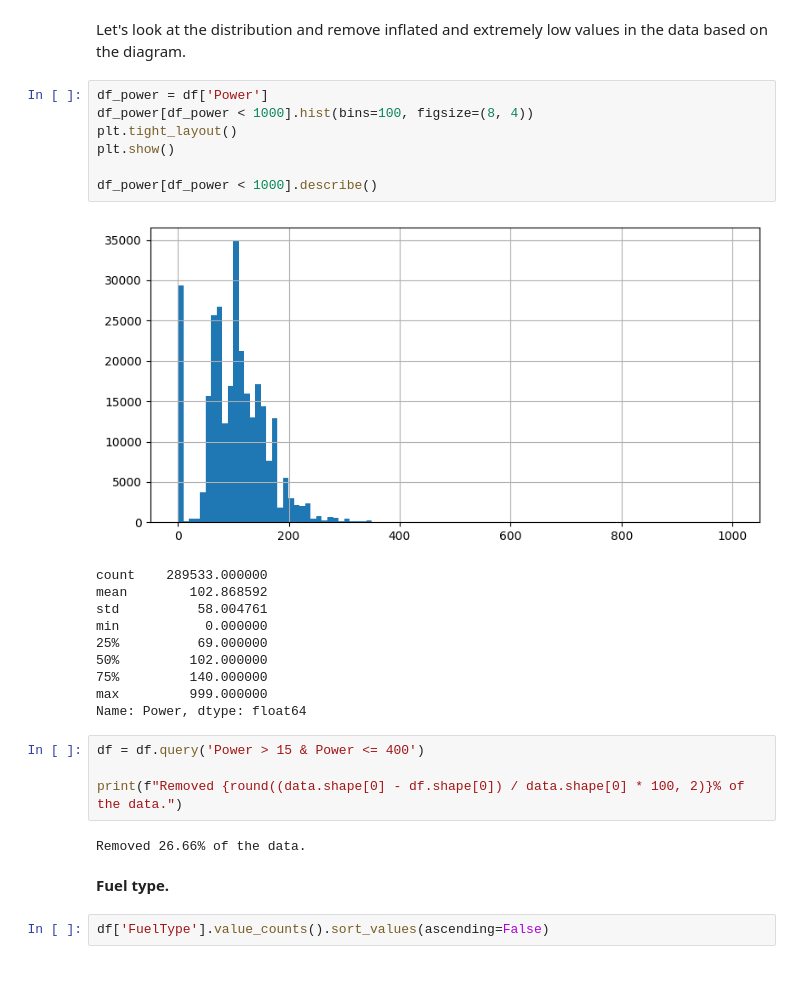
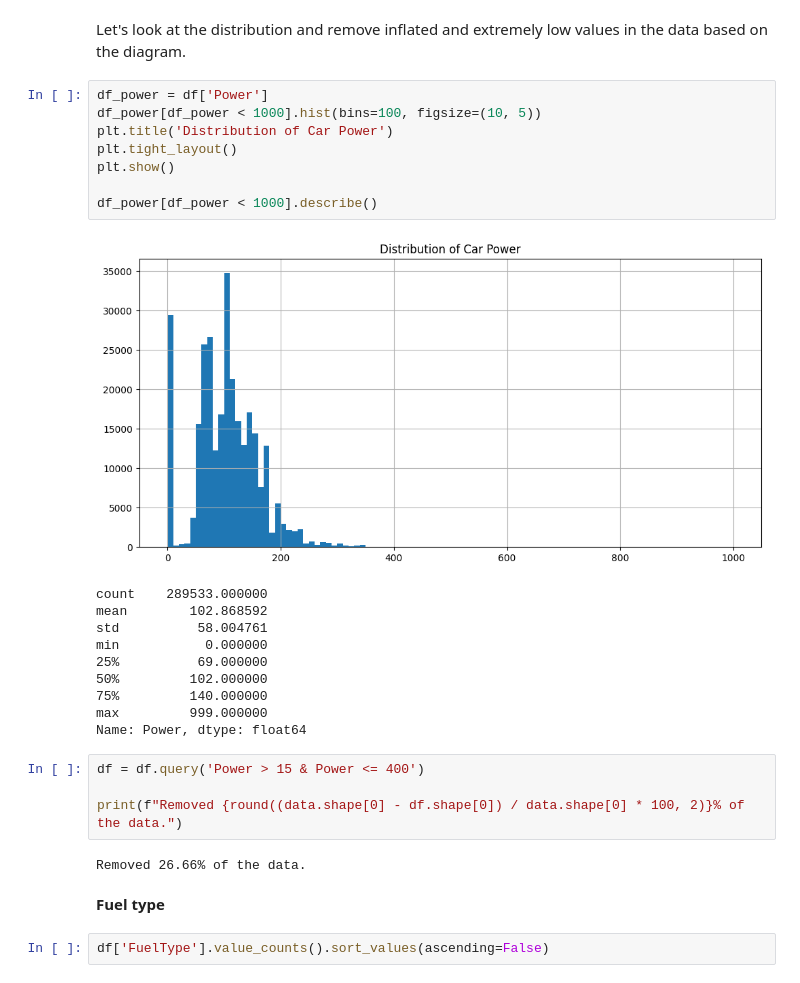
Before and after one commit to vartemyev88/machine-learning, a Jupyter notebook: projects/practicum-car_price/autos.ipynb, the cells around one changed output. Saved outputs shown, nothing was run; the diff lists cells and outputs as text.

```diff
--- a/projects/practicum-car_price/autos.ipynb
+++ b/projects/practicum-car_price/autos.ipynb
@@ -499,13 +503,14 @@ df[df['Brand'] == 'sonstige_autos'].head(5)
 Let's look at the distribution and remove inflated and extremely low values in the data based on the diagram.
 # %%
 df_power = df['Power']
-df_power[df_power < 1000].hist(bins=100, figsize=(8, 4))
+df_power[df_power < 1000].hist(bins=100, figsize=(10, 5))
+plt.title('Distribution of Car Power')
 plt.tight_layout()
 plt.show()
 
 df_power[df_power < 1000].describe()
 # %% [output]
-[figure, old version]
+[figure, new version]
 count    289533.000000
 mean        102.868592
 std          58.004761
@@ -522,7 +527,7 @@ print(f"Removed {round((data.shape[0] - df.shape[0]) / data.shape[0] * 100, 2)}%
 # %% [output]
 Removed 26.66% of the data.
 # %% [markdown]
-**Fuel type.**
+**Fuel type**
 # %%
 df['FuelType'].value_counts().sort_values(ascending=False)
 # %% [output]
```
Also changed, not shown: parts of 34 cells of this notebook.
